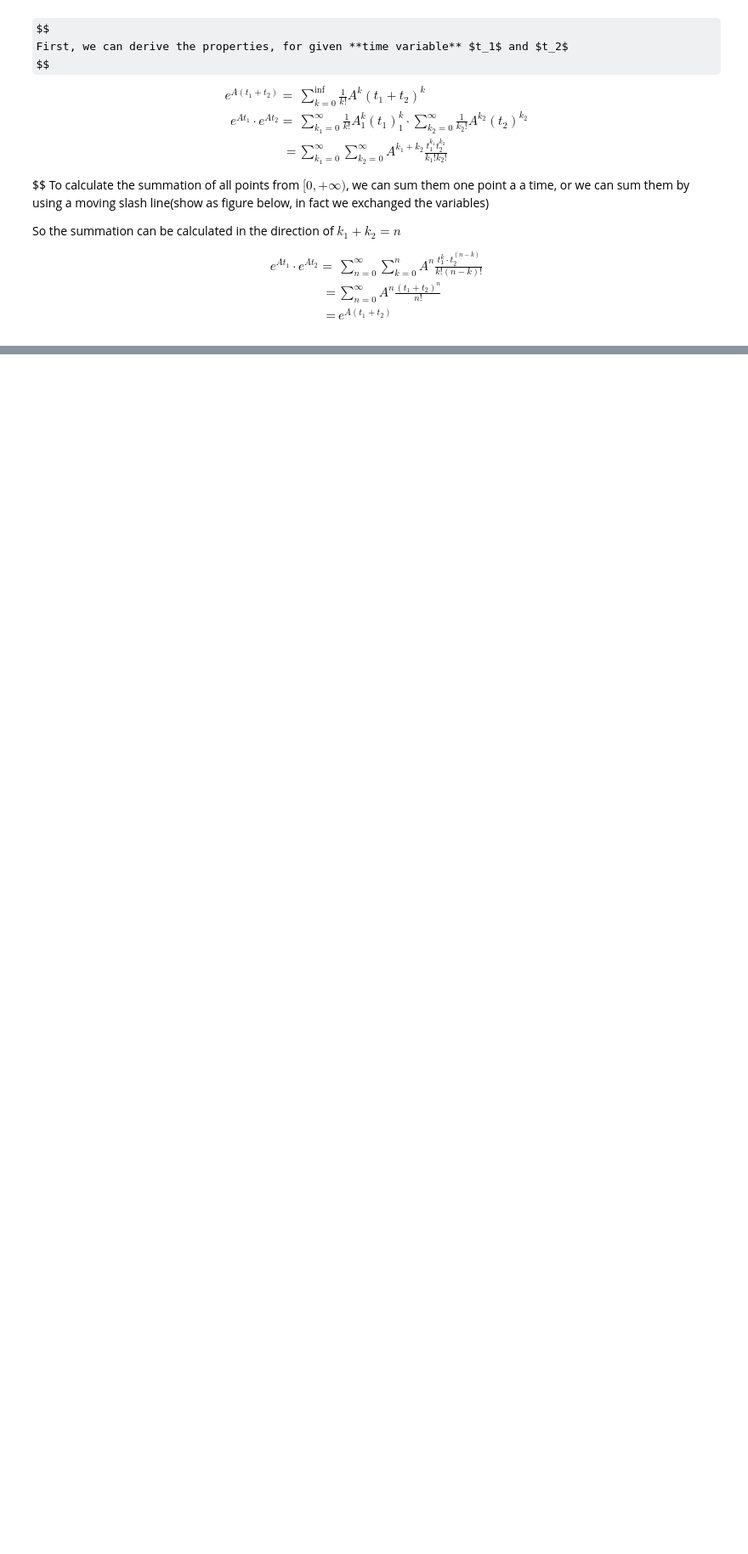
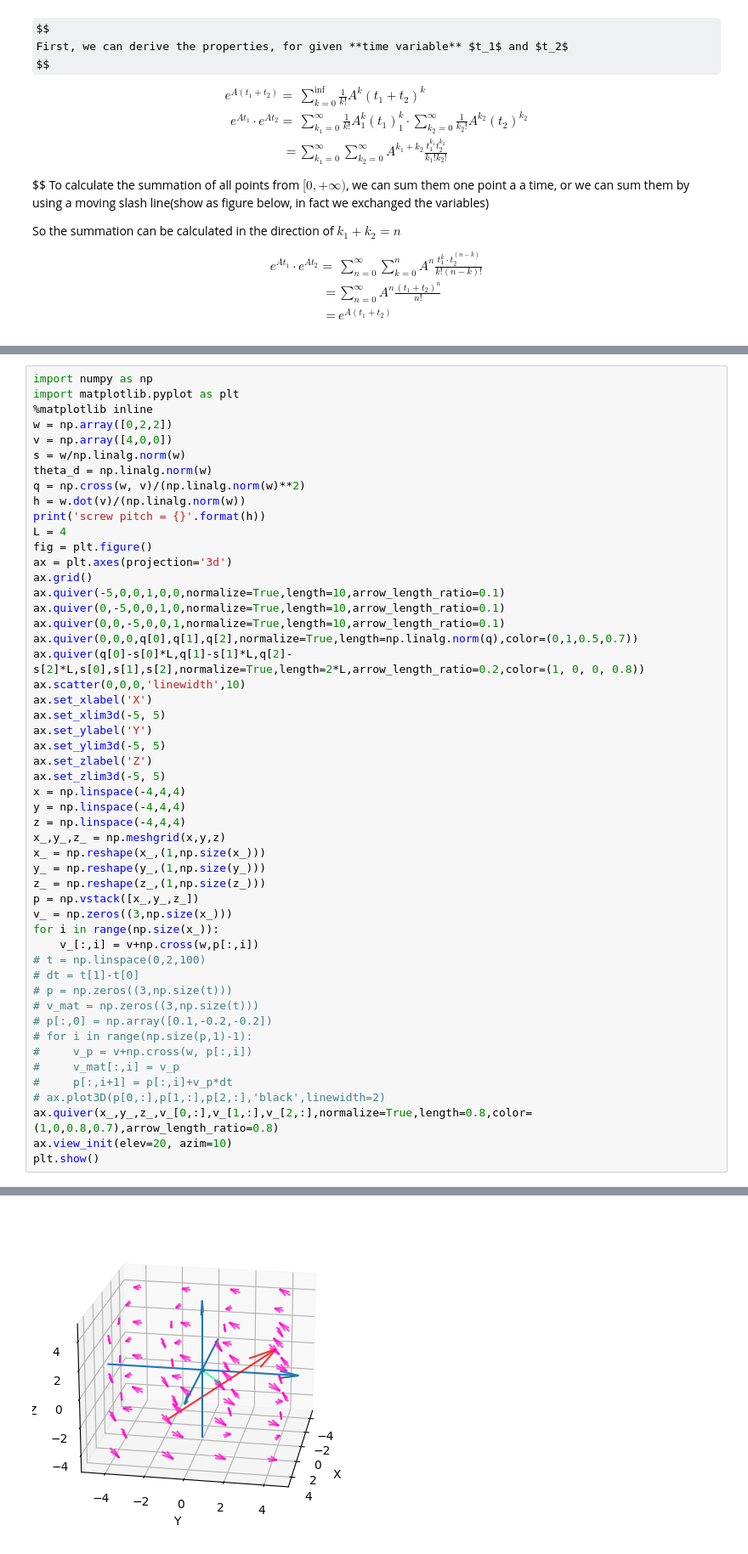
Before and after one commit to Seas00n/ARC2023, a Jupyter notebook: Assignment/as2/Assignment2.ipynb, the cells around one changed output, grey strips where cells are left out. Shown at 85% size. Cells and saved outputs as stored; diff of their text form; some formulas as TeX source; blank space fills up the shorter version.

```diff
--- a/Assignment/as2/Assignment2.ipynb
+++ b/Assignment/as2/Assignment2.ipynb
@@ -105,0 +216,52 @@ $$
+# %%
+import numpy as np
+import matplotlib.pyplot as plt
+%matplotlib inline
+w = np.array([0,2,2])
+v = np.array([4,0,0])
+s = w/np.linalg.norm(w)
+theta_d = np.linalg.norm(w)
+q = np.cross(w, v)/(np.linalg.norm(w)**2)
+h = w.dot(v)/(np.linalg.norm(w))
+print('screw pitch = {}'.format(h))
+L = 4
+fig = plt.figure()
+ax = plt.axes(projection='3d')
+ax.grid()
+ax.quiver(-5,0,0,1,0,0,normalize=True,length=10,arrow_length_ratio=0.1)
+ax.quiver(0,-5,0,0,1,0,normalize=True,length=10,arrow_length_ratio=0.1)
+ax.quiver(0,0,-5,0,0,1,normalize=True,length=10,arrow_length_ratio=0.1)
+ax.quiver(0,0,0,q[0],q[1],q[2],normalize=True,length=np.linalg.norm(q),color=(0,1,0.5,0.7))
+ax.quiver(q[0]-s[0]*L,q[1]-s[1]*L,q[2]-s[2]*L,s[0],s[1],s[2],normalize=True,length=2*L,arrow_length_ratio=0.2,color=(1, 0, 0, 0.8))
+ax.scatter(0,0,0,'linewidth',10)
+ax.set_xlabel('X')
+ax.set_xlim3d(-5, 5)
+ax.set_ylabel('Y')
+ax.set_ylim3d(-5, 5)
+ax.set_zlabel('Z')
+ax.set_zlim3d(-5, 5)
+x = np.linspace(-4,4,4)
+y = np.linspace(-4,4,4)
+z = np.linspace(-4,4,4)
+x_,y_,z_ = np.meshgrid(x,y,z)
+x_ = np.reshape(x_,(1,np.size(x_)))
+y_ = np.reshape(y_,(1,np.size(y_)))
+z_ = np.reshape(z_,(1,np.size(z_)))
+p = np.vstack([x_,y_,z_])
+v_ = np.zeros((3,np.size(x_)))
+for i in range(np.size(x_)):
+    v_[:,i] = v+np.cross(w,p[:,i])
+# t = np.linspace(0,2,100)
+# dt = t[1]-t[0]
+# p = np.zeros((3,np.size(t)))
+# v_mat = np.zeros((3,np.size(t)))
+# p[:,0] = np.array([0.1,-0.2,-0.2])
+# for i in range(np.size(p,1)-1):
+#     v_p = v+np.cross(w, p[:,i])
+#     v_mat[:,i] = v_p
+#     p[:,i+1] = p[:,i]+v_p*dt
+# ax.plot3D(p[0,:],p[1,:],p[2,:],'black',linewidth=2)
+ax.quiver(x_,y_,z_,v_[0,:],v_[1,:],v_[2,:],normalize=True,length=0.8,color=(1,0,0.8,0.7),arrow_length_ratio=0.8)
+ax.view_init(elev=20, azim=10)
+plt.show()
+# %% [output]
@@ -105,0 +269 @@ $$
+[figure, added]
```
Also changed, not shown: parts of 7 cells of this notebook, 1 other file.
